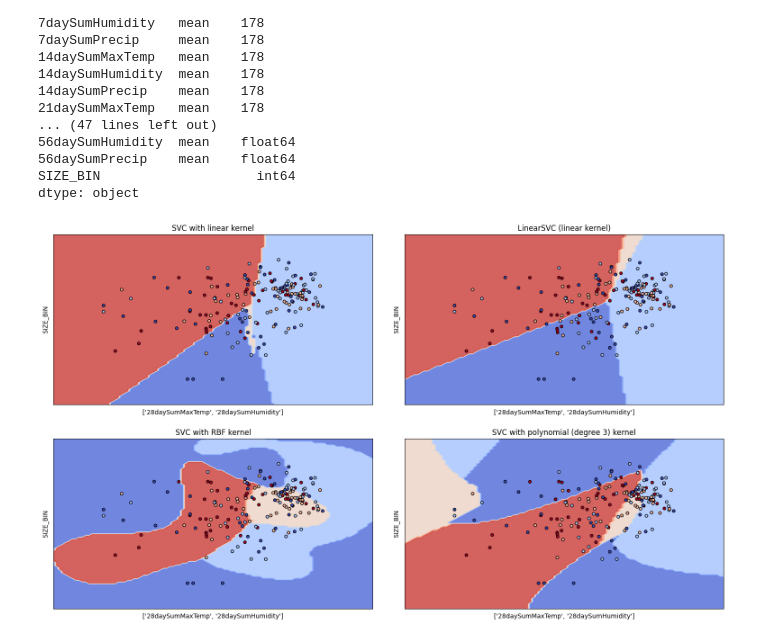
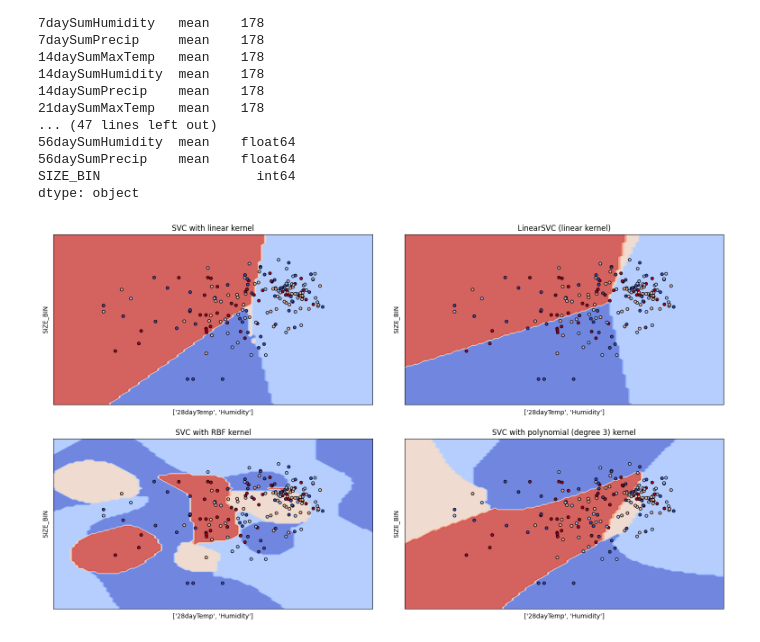
Before and after one commit to NouranEmad16/MLweatherForestFire, a Jupyter notebook: Model_SVM.ipynb, the cells around one changed output. Cells and saved outputs as stored; diff of their text form; code cells hidden in the pictures.

```diff
--- a/Model_SVM.ipynb
+++ b/Model_SVM.ipynb
@@ -451,7 +455,7 @@ SIZE_HA           sum     178
 SIZE_BIN                    int64
 dtype: object
 # %%
-C = 0.9  # SVM regularization parameter
+C = 20  # SVM regularization parameter
 models = (
     svm.SVC(kernel="linear", C=C, decision_function_shape='ovo'),
     svm.LinearSVC(C=C, max_iter=10000),
@@ -461,38 +465,39 @@ models = (
 dfTemp = pd.DataFrame()
 dfTemp['28daySumMaxTemp'] = dfTrainScaled['28daySumMaxTemp'].copy(deep=True)
 dfTemp['28daySumHumidity'] = dfTrainScaled['28daySumHumidity'].copy(deep=True)
+
 models = (clf.fit(dfTemp, dfTrainScaled['SIZE_BIN']) for clf in models)
 
 # title for the plots
 titles = (
     "SVC with linear kernel",
     "LinearSVC (linear kernel)",
     "SVC with RBF kernel",
     "SVC with polynomial (degree 3) kernel",
 )
 
 # Set-up 2x2 grid for plotting.
 fig, sub = plt.subplots(2, 2, figsize=(19.20, 10.80))
 plt.subplots_adjust(wspace=0.1, hspace=0.2)
 
 X0, X1 = dfTemp['28daySumMaxTemp'], dfTemp['28daySumHumidity']
 
 for clf, title, ax in zip(models, titles, sub.flatten()):
     disp = DecisionBoundaryDisplay.from_estimator(
         clf,
         dfTemp,
         response_method="predict",
         cmap=plt.cm.coolwarm,
         alpha=0.8,
         ax=ax,
-        xlabel=['28daySumMaxTemp', '28daySumHumidity'],
+        xlabel=['28dayTemp', 'Humidity'],
         ylabel="SIZE_BIN",
     )
     ax.scatter(X0, X1, c=dfTrainScaled['SIZE_BIN'], cmap=plt.cm.coolwarm, s=20, edgecolors="k")
     ax.set_xticks(())
     ax.set_yticks(())
     ax.set_title(title)
 
 plt.show()
 # %% [output]
-[figure, old version]
+[figure, new version]
```
Also changed, not shown: parts of 2 cells of this notebook, 5 other files.
